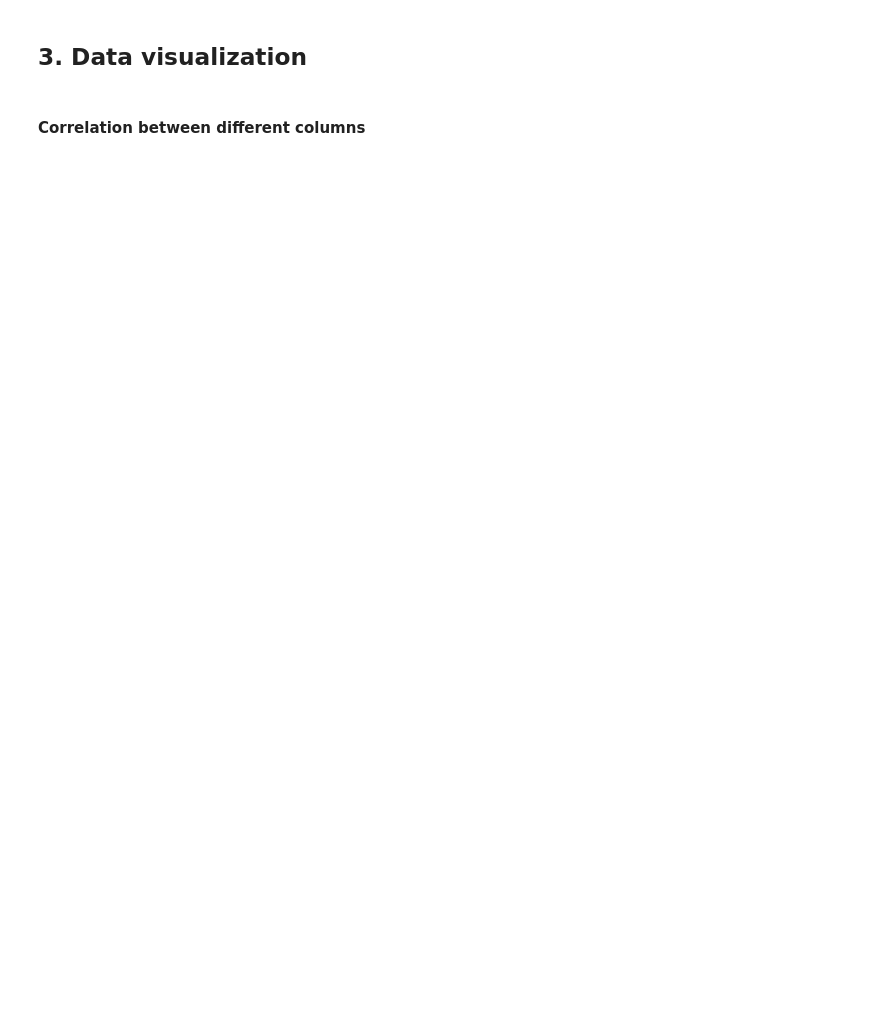
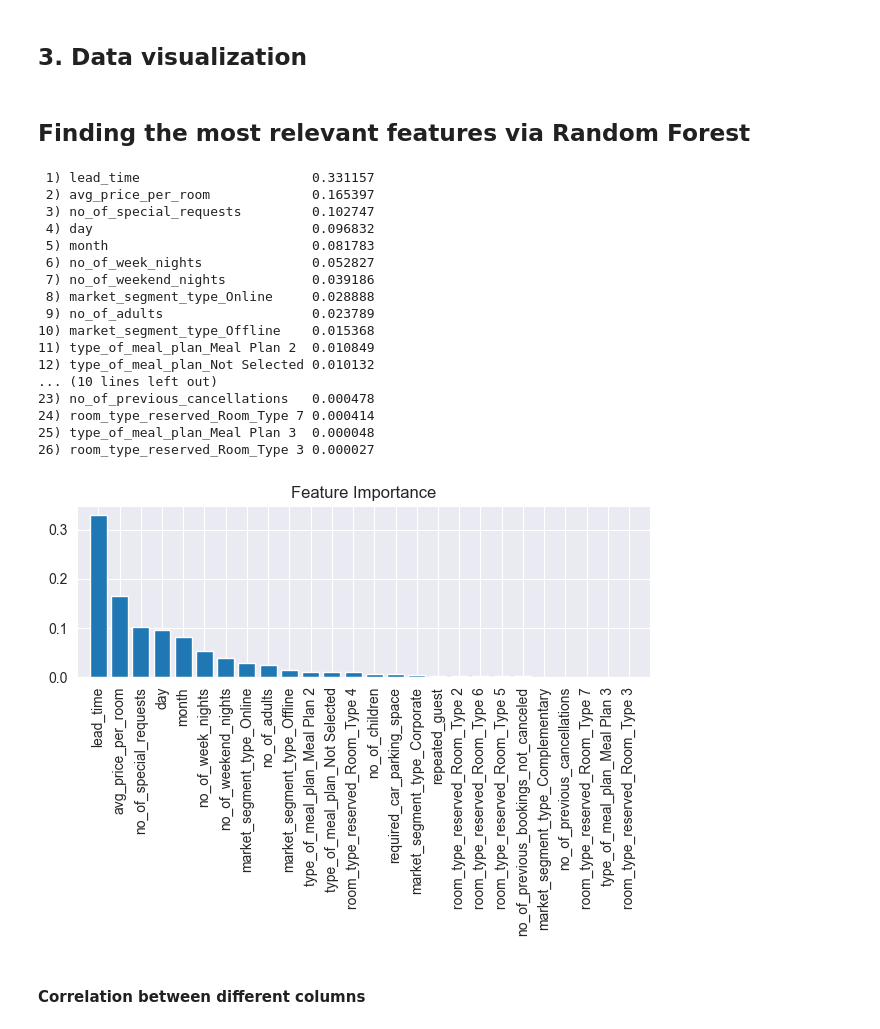
Before and after one commit to cwali09/ML-Lab-1, a Jupyter notebook: main.ipynb, the cells around one changed output. Saved outputs shown, nothing was run; the diff lists cells and outputs as text; code cells hidden in the pictures; blank space fills up the shorter version.

Commit message:
Add random forest identification of important features

```diff
--- a/main.ipynb
+++ b/main.ipynb
@@ -195,7 +195,7 @@ During the one-hot encoding, we will also drop the first column of each produced
 df = pd.concat([df, pd.get_dummies(df[['type_of_meal_plan', 'room_type_reserved', 'year', 'market_segment_type']], drop_first=True)], axis=1)
 
 # Wali - For some reason there is no second column produced when getting the dummies for the year. Leaving out the year  when dropping columns
-df.drop(['type_of_meal_plan', 'room_type_reserved', 'market_segment_type'], axis=1, inplace=True)
+df.drop(['type_of_meal_plan', 'room_type_reserved', 'year', 'market_segment_type'], axis=1, inplace=True)
 df.head()
 # %% [output]
 |  | no_of_adults | no_of_children | no_of_weekend_nights | no_of_week_nights | required_car_parking_space | ... |
@@ -229,5 +229,52 @@ memory usage: 5.1 MB
 None
 # %% [markdown]
 ## 3. Data visualization
+# %% [markdown]
+## Finding the most relevant features via Random Forest
+# %%
+from sklearn.ensemble import RandomForestClassifier
+from sklearn.model_selection import train_test_split
+
+X = df.drop("booking_status", axis=1)
+y = df["booking_status"]
+X_train, X_test, y_train, y_test = train_test_split(X, y)
+feature_labels: DataFrame = X_train.columns[0:]
+forest = RandomForestClassifier()
+forest.fit(X_train, y_train)
+importance_info = pd.Series(forest.feature_importances_, index=X.columns)
+indices = np.argsort(importance_info)[::-1]
+
+val = X_train.shape[1]
+# Looping over # of features
+for f in range(val):
+    feat_idx = indices[f]
+    feature_label = feature_labels[feat_idx]
+    i_info = importance_info[feat_idx]
+    print("%2d) %-*s %f" % (f + 1, 30, feature_label, i_info))
+plt.title('Feature Importance')
+plt.bar(range(X_train.shape[1]), importance_info[indices], align='center')
+plt.xticks(range(X_train.shape[1]), feature_labels[indices], rotation=90)
+plt.xlim([-1, X_train.shape[1]])
+plt.tight_layout()
+plt.show()
+# %% [output]
+ 1) lead_time                      0.331157
+ 2) avg_price_per_room             0.165397
+ 3) no_of_special_requests         0.102747
+ 4) day                            0.096832
+ 5) month                          0.081783
+ 6) no_of_week_nights              0.052827
+ 7) no_of_weekend_nights           0.039186
+ 8) market_segment_type_Online     0.028888
+ 9) no_of_adults                   0.023789
+10) market_segment_type_Offline    0.015368
+11) type_of_meal_plan_Meal Plan 2  0.010849
+12) type_of_meal_plan_Not Selected 0.010132
+... (10 lines left out)
+23) no_of_previous_cancellations   0.000478
+24) room_type_reserved_Room_Type 7 0.000414
+25) type_of_meal_plan_Meal Plan 3  0.000048
+26) room_type_reserved_Room_Type 3 0.000027
+[figure, added]
 # %% [markdown]
 #### Correlation between different columns
```
Also changed, not shown: parts of 9 cells of this notebook.
